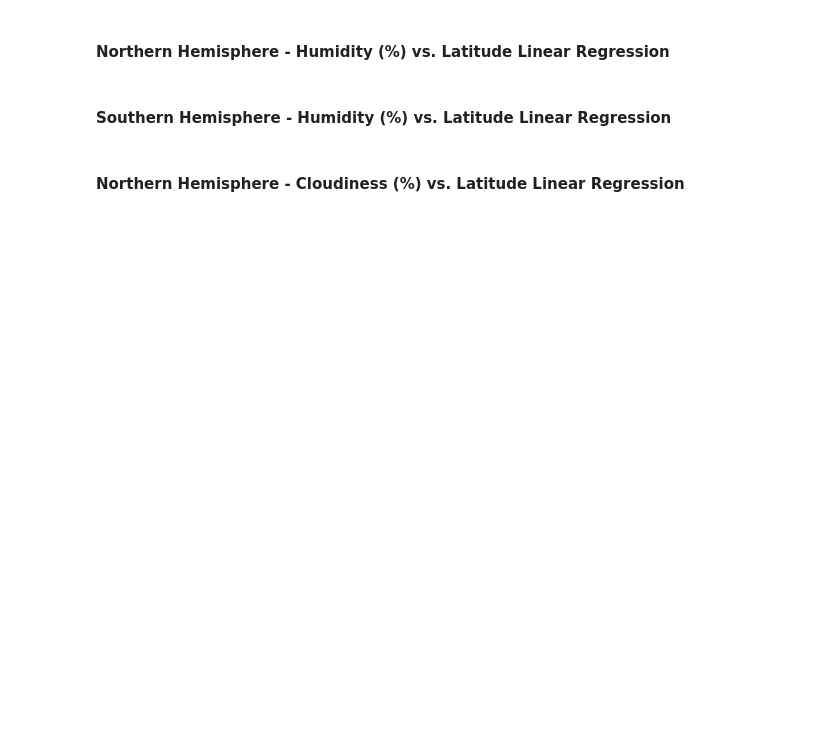
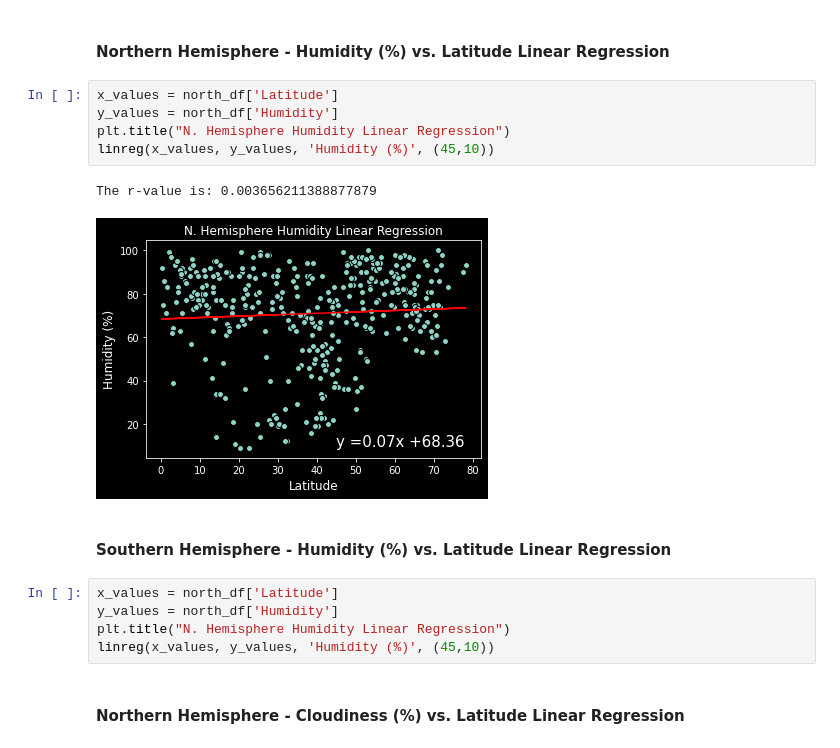
Before and after one commit to cheyroseflammer/python-api-challege, a Jupyter notebook: WeatherPy.ipynb, the cells around one changed output. Cells and saved outputs as stored; diff of their text form; blank space fills up the shorter version.

```diff
--- a/WeatherPy.ipynb
+++ b/WeatherPy.ipynb
@@ -275,6 +311,19 @@ plt.show()
 # %% [markdown]
 ####  Northern Hemisphere - Humidity (%) vs. Latitude Linear Regression
+# %%
+x_values = north_df['Latitude']
+y_values = north_df['Humidity']
+plt.title("N. Hemisphere Humidity Linear Regression")
+linreg(x_values, y_values, 'Humidity (%)', (45,10))
+# %% [output]
+The r-value is: 0.003656211388877879
+[figure, added]
 # %% [markdown]
 ####  Southern Hemisphere - Humidity (%) vs. Latitude Linear Regression
+# %%
+x_values = north_df['Latitude']
+y_values = north_df['Humidity']
+plt.title("N. Hemisphere Humidity Linear Regression")
+linreg(x_values, y_values, 'Humidity (%)', (45,10))
 # %% [markdown]
 ####  Northern Hemisphere - Cloudiness (%) vs. Latitude Linear Regression
```
Also changed, not shown: parts of 7 cells of this notebook.
